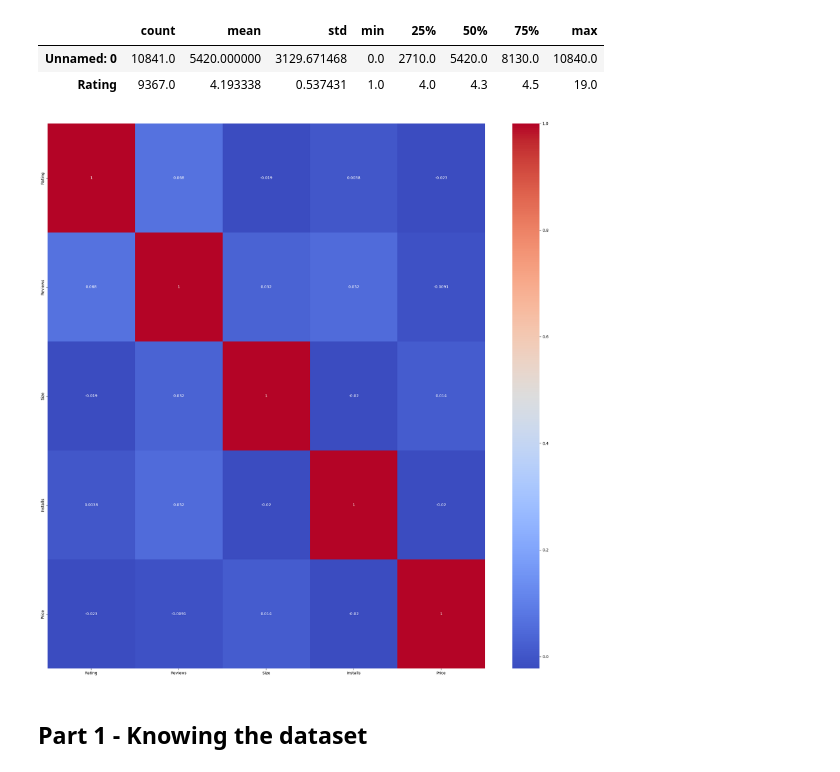
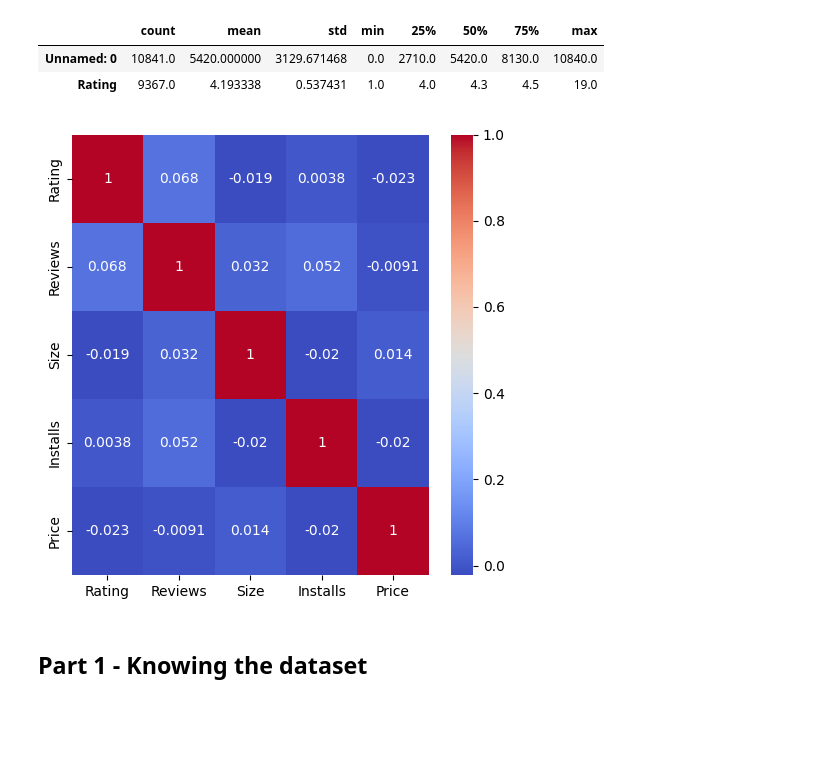
Before and after one commit to tahmine-t/DataMining_Prj, a Jupyter notebook: datamining_1.ipynb, the cells around one changed output. Cells and saved outputs as stored; diff of their text form; code cells hidden in the pictures; blank space fills up the shorter version.

```diff
--- a/datamining_1.ipynb
+++ b/datamining_1.ipynb
@@ -48,12 +50,12 @@ for col in ['Reviews',	'Size',	'Installs',	'Price']:
 # %%
 numeric_vals = df.select_dtypes(include=['number'])
 numeric_corr = numeric_vals.corr()
-plt.figure(figsize=(20, 20))
+plt.figure(figsize=(5, 5))
 sns.heatmap(numeric_corr, annot=True, cmap='coolwarm')
 plt.tight_layout()
 plt.show()
 # %% [output]
-[figure, old version]
+[figure, new version]
 # %% [markdown]
 ## Part 1 - Knowing the dataset
 # %%
```
Also changed, not shown: parts of 36 cells of this notebook.
